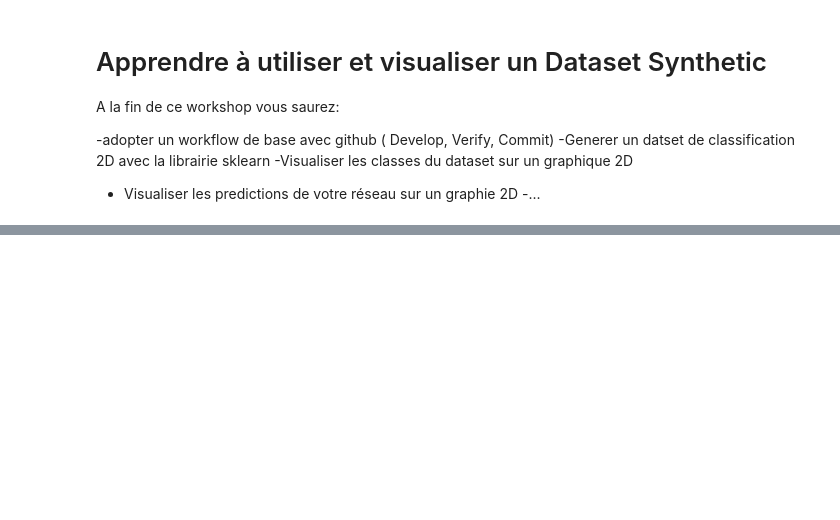
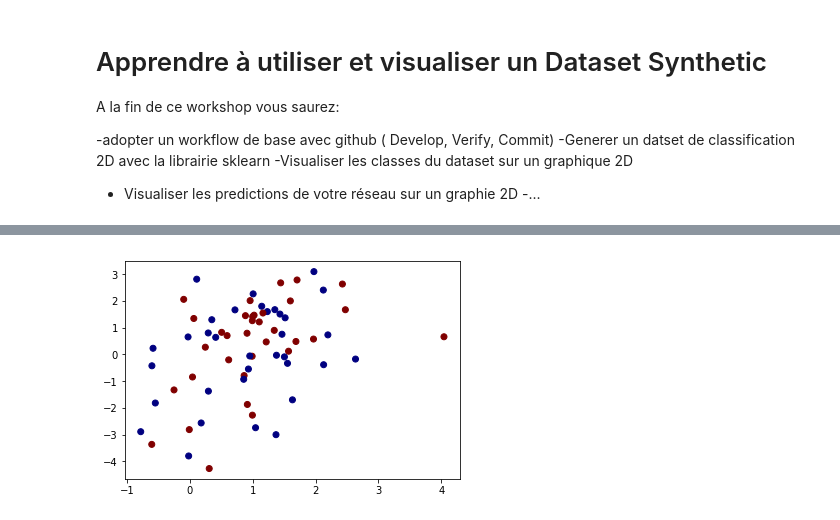
Before and after one commit to manaya2019/synthetic_2D, a Jupyter notebook: Creation dataset Synthetic.ipynb, the cells around one changed output, grey strips where cells are left out. Cells and saved outputs as stored; diff of their text form; code cells hidden in the pictures; blank space fills up the shorter version.

```diff
--- a/Creation dataset Synthetic.ipynb
+++ b/Creation dataset Synthetic.ipynb
@@ -131,0 +128,4 @@ plotdataset(x_train, y_train)
+# %%
+plotdataset(X_test, y_test)
+# %% [output]
+[figure, added]
```
Also changed, not shown: parts of 14 cells of this notebook.
